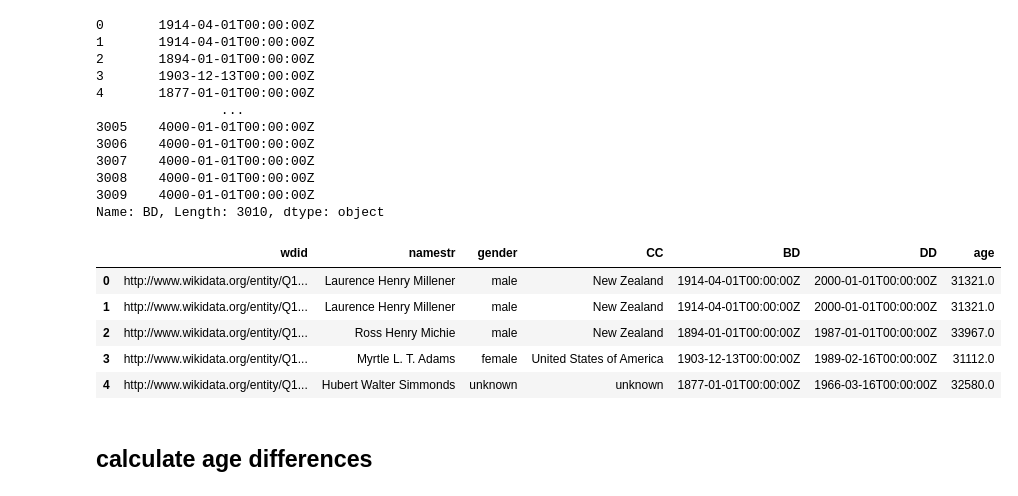
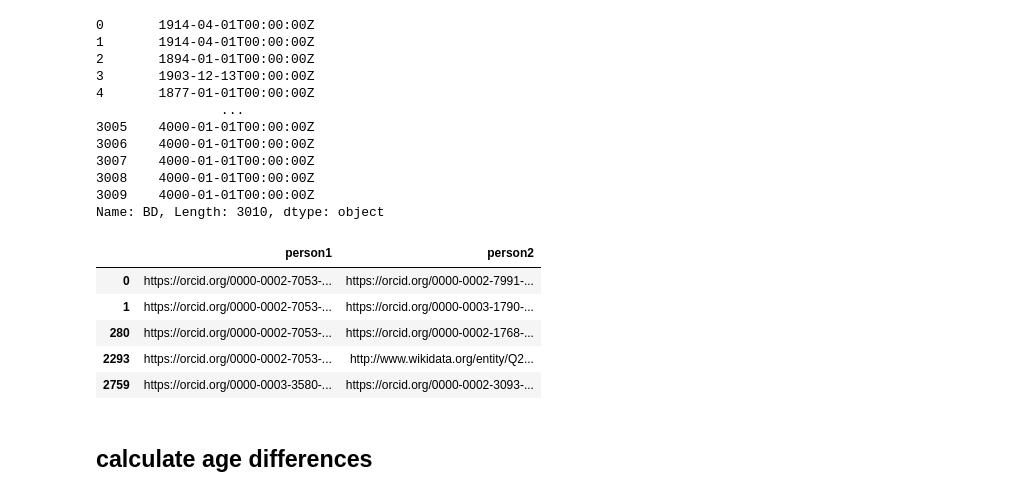
Before and after one commit to biohackathon2021/project-12, a Jupyter notebook: age_differences.ipynb, the cells around one changed output. Saved outputs shown, nothing was run; the diff lists cells and outputs as text; code cells hidden in the pictures.

```diff
--- a/age_differences.ipynb
+++ b/age_differences.ipynb
@@ -61,14 +62,14 @@ for index,row in nodes.iterrows():
 
 nodes['age'] = ages
 # %%
-nodes.head()
+edges_unique.head()
 # %% [output]
-|  | wdid | namestr | gender | CC | BD | DD | age |
-| 0 | http://www.wikidata.org/entity/Q1... | Laurence Henry Millener | male | New Zealand | 1914-04-01T00:00:00Z | 2000-01-01T00:00:00Z | 31321.0 |
-| 1 | http://www.wikidata.org/entity/Q1... | Laurence Henry Millener | male | New Zealand | 1914-04-01T00:00:00Z | 2000-01-01T00:00:00Z | 31321.0 |
-| 2 | http://www.wikidata.org/entity/Q1... | Ross Henry Michie | male | New Zealand | 1894-01-01T00:00:00Z | 1987-01-01T00:00:00Z | 33967.0 |
-| 3 | http://www.wikidata.org/entity/Q1... | Myrtle L. T. Adams | female | United States of America | 1903-12-13T00:00:00Z | 1989-02-16T00:00:00Z | 31112.0 |
-| 4 | http://www.wikidata.org/entity/Q1... | Hubert Walter Simmonds | unknown | unknown | 1877-01-01T00:00:00Z | 1966-03-16T00:00:00Z | 32580.0 |
+|  | person1 | person2 |
+| 0 | https://orcid.org/0000-0002-7053-... | https://orcid.org/0000-0002-7991-... |
+| 1 | https://orcid.org/0000-0002-7053-... | https://orcid.org/0000-0003-1790-... |
+| 280 | https://orcid.org/0000-0002-7053-... | https://orcid.org/0000-0002-1768-... |
+| 2293 | https://orcid.org/0000-0002-7053-... | http://www.wikidata.org/entity/Q2... |
+| 2759 | https://orcid.org/0000-0003-3580-... | https://orcid.org/0000-0002-3093-... |
 # %% [markdown]
 ## calculate age differences
 # %%
```
Also changed, not shown: parts of 15 cells of this notebook.
